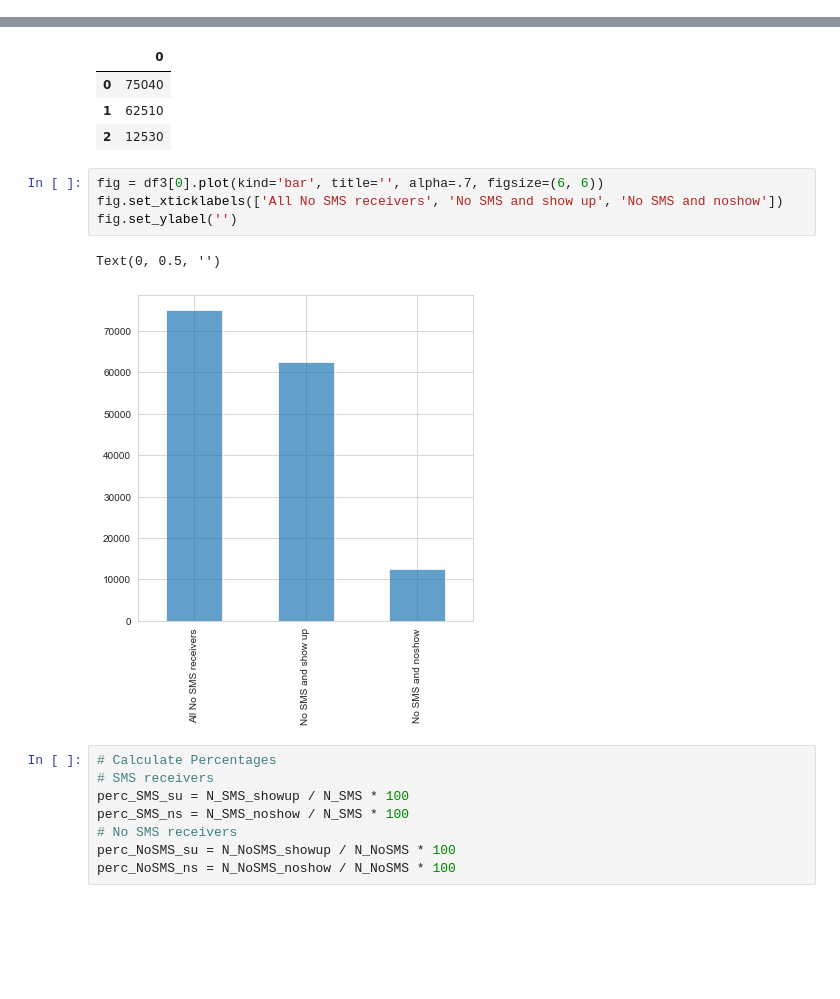
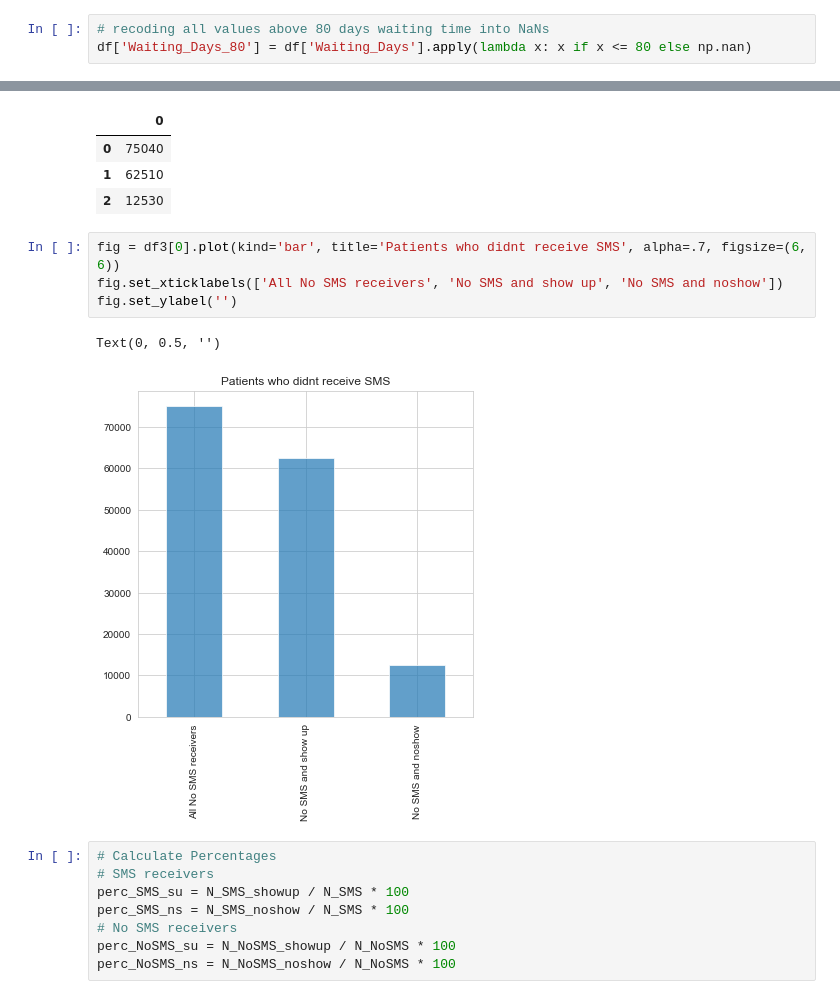
Before and after one commit to Lee-Za/predicting_no_show_appointments, a Jupyter notebook: investigating_noshows.ipynb, the cells around one changed output, grey strips where cells are left out. Cells and saved outputs as stored; diff of their text form; blank space fills up the shorter version.

```diff
--- a/investigating_noshows.ipynb
+++ b/investigating_noshows.ipynb
@@ -443,0 +443,3 @@ the higher the likelihood of a no-show
+# %%
+# recoding all values above 80 days waiting time into NaNs
+df['Waiting_Days_80'] = df['Waiting_Days'].apply(lambda x: x if x <= 80 else np.nan)
@@ -558,12 +594,12 @@ df3
 | 1 | 62510 |
 | 2 | 12530 |
 # %%
-fig = df3[0].plot(kind='bar', title='', alpha=.7, figsize=(6, 6))
+fig = df3[0].plot(kind='bar', title='Patients who didnt receive SMS', alpha=.7, figsize=(6, 6))
 fig.set_xticklabels(['All No SMS receivers', 'No SMS and show up', 'No SMS and noshow'])
 fig.set_ylabel('')
 # %% [output]
 Text(0, 0.5, '')
-[figure, old version]
+[figure, new version]
 # %%
 # Calculate Percentages
 # SMS receivers
```
Also changed, not shown: parts of 15 cells of this notebook.
